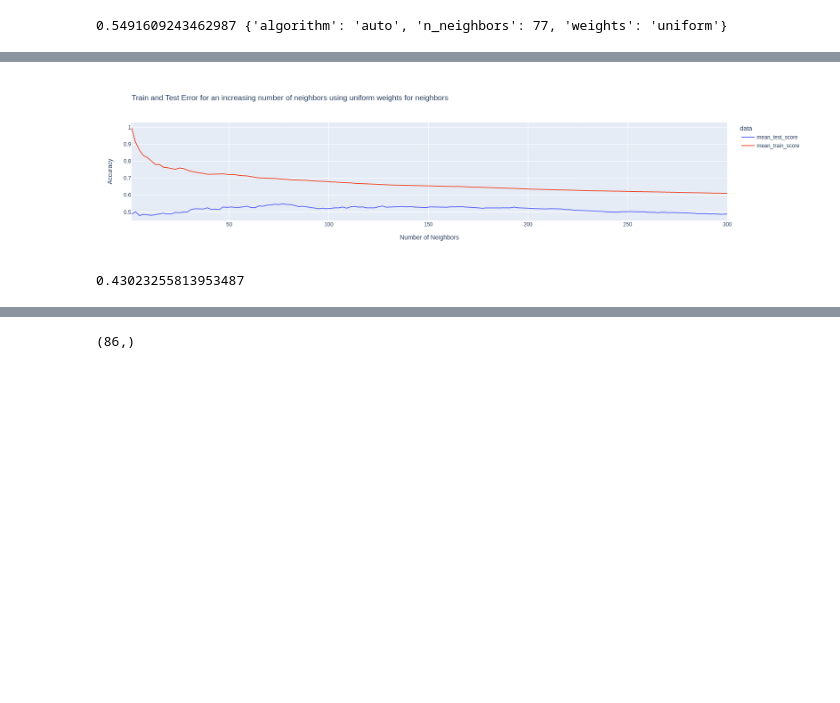
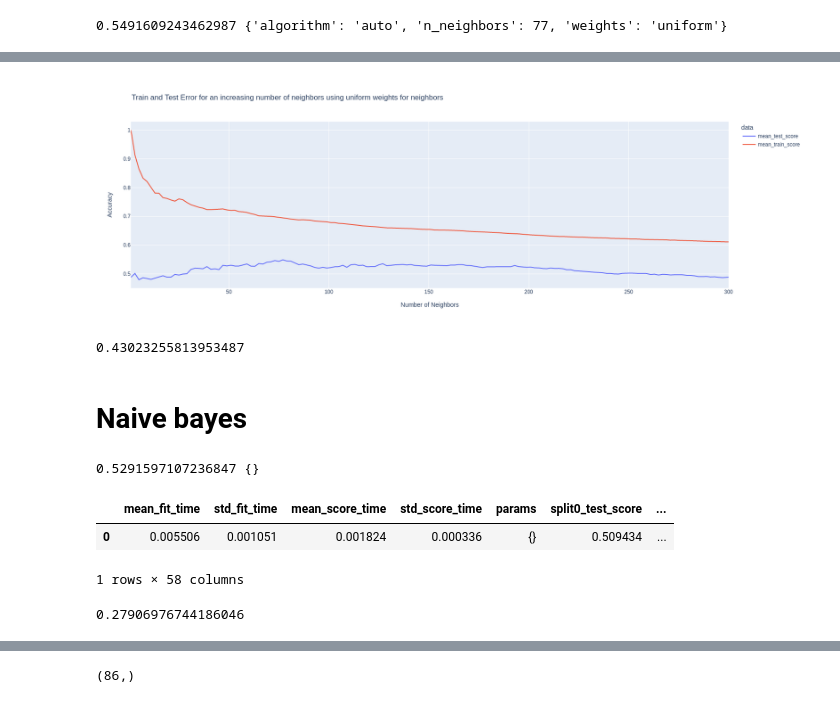
Before and after one commit to The-Deadly-Hyenas/Data-Classification, a Jupyter notebook: paul/kNN_explore.ipynb, the cells around one changed output, grey strips where cells are left out. Drawn from its saved outputs; the diff is of its cells as text; code cells hidden in the pictures; blank space fills up the shorter version.

```diff
--- a/paul/kNN_explore.ipynb
+++ b/paul/kNN_explore.ipynb
@@ -134,8 +134,8 @@ fig = px.line(
         "value": "Accuracy",
         "variable": "data"
     },
-    width=800,
-    height=400,
+    width=800*1.4,
+    height=400*1.4,
 )
 fig.update_traces(mode="lines")
 fig.show()
@@ -144,6 +143,8 @@ fig.show()
-[figure, old version]
+[figure, new version]
 # %%
 # score on held out test set, segment 26
 gs_cv.score(X_test[best_features], y_test)
 # %% [output]
 0.43023255813953487
+# %% [markdown]
+# Naive bayes
@@ -149,0 +153,18 @@ gs_cv.score(X_test[best_features], y_test)
+# %%
+gs_cv_nb = GridSearchCV(GaussianNB(), {}, cv=cv, return_train_score=True, n_jobs=-1)
+gs_cv_nb.fit(X_select, y_resampled)
+print(gs_cv_nb.best_score_, gs_cv_nb.best_params_)
+# %% [output]
+0.5291597107236847 {}
+# %%
+# results of the Grid Search CV
+cv_results_nb = pd.DataFrame.from_dict(gs_cv_nb.cv_results_)
+cv_results_nb.head(4)
+# %% [output]
+|  | mean_fit_time | std_fit_time | mean_score_time | std_score_time | params | split0_test_score | ... |
+| 0 | 0.005506 | 0.001051 | 0.001824 | 0.000336 | {} | 0.509434 | ... |
+1 rows × 58 columns
+# %%
+gs_cv_nb.score(X_test[best_features], y_test)
+# %% [output]
+0.27906976744186046
```
Also changed, not shown: parts of 14 cells of this notebook.
